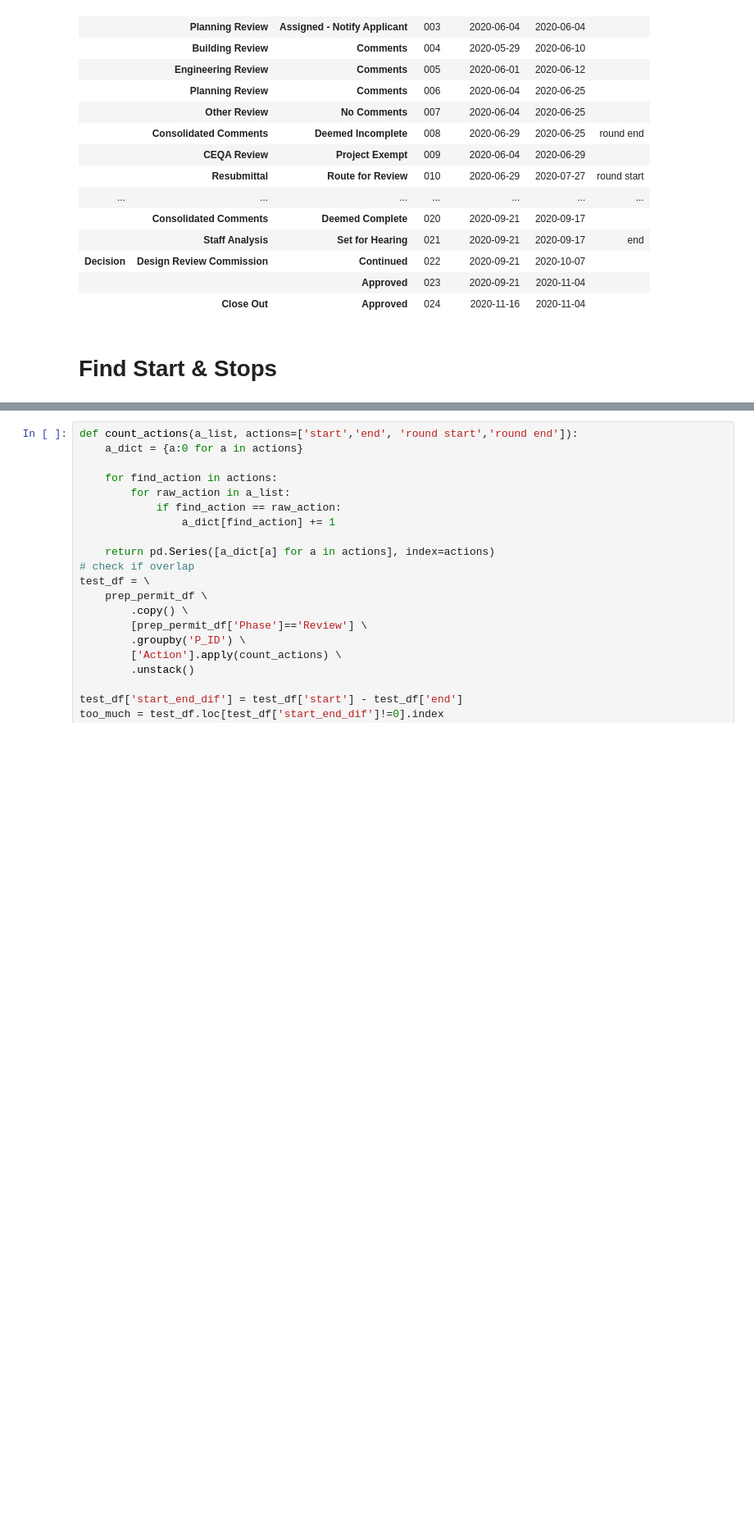
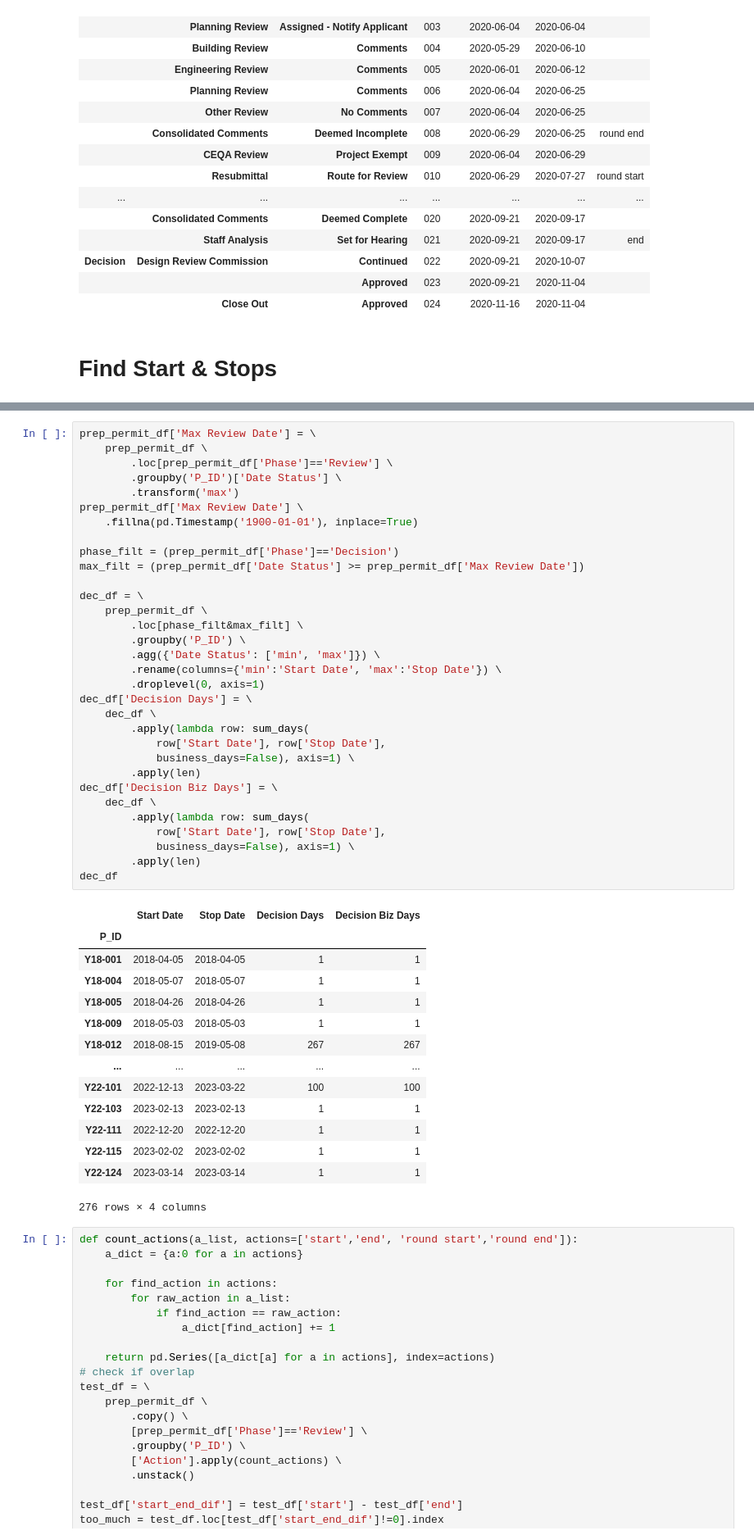
Before and after one commit to nelmsal/WC_Accela_Permit_Metrics, a Jupyter notebook: python/process_permit2.ipynb, the cells around one changed output, grey strips where cells are left out. Shown: that part at 82% size. Drawn from its saved outputs; the diff is of its cells as text; blank space fills up the shorter version.

```diff
--- a/python/process_permit2.ipynb
+++ b/python/process_permit2.ipynb
@@ -170,3 +252,50 @@ Total 116 | Rounds 4 | Days per Round 20, 9, 10, 2
+# %%
+prep_permit_df['Max Review Date'] = \
+    prep_permit_df \
+        .loc[prep_permit_df['Phase']=='Review'] \
+        .groupby('P_ID')['Date Status'] \
+        .transform('max')
+prep_permit_df['Max Review Date'] \
+    .fillna(pd.Timestamp('1900-01-01'), inplace=True)
+
+phase_filt = (prep_permit_df['Phase']=='Decision')
+max_filt = (prep_permit_df['Date Status'] >= prep_permit_df['Max Review Date'])
+
+dec_df = \
+    prep_permit_df \
+        .loc[phase_filt&max_filt] \
+        .groupby('P_ID') \
+        .agg({'Date Status': ['min', 'max']}) \
+        .rename(columns={'min':'Start Date', 'max':'Stop Date'}) \
+        .droplevel(0, axis=1)
+dec_df['Decision Days'] = \
+    dec_df \
+        .apply(lambda row: sum_days(
+            row['Start Date'], row['Stop Date'],
+            business_days=False), axis=1) \
+        .apply(len)
+dec_df['Decision Biz Days'] = \
+    dec_df \
+        .apply(lambda row: sum_days(
+            row['Start Date'], row['Stop Date'],
+            business_days=False), axis=1) \
+        .apply(len)
+dec_df
+# %% [output]
+|  | Start Date | Stop Date | Decision Days | Decision Biz Days |
+| P_ID |  |  |  |  |
+| Y18-001 | 2018-04-05 | 2018-04-05 | 1 | 1 |
+| Y18-004 | 2018-05-07 | 2018-05-07 | 1 | 1 |
+| Y18-005 | 2018-04-26 | 2018-04-26 | 1 | 1 |
+| Y18-009 | 2018-05-03 | 2018-05-03 | 1 | 1 |
+| Y18-012 | 2018-08-15 | 2019-05-08 | 267 | 267 |
+| ... | ... | ... | ... | ... |
+| Y22-101 | 2022-12-13 | 2023-03-22 | 100 | 100 |
+| Y22-103 | 2023-02-13 | 2023-02-13 | 1 | 1 |
+| Y22-111 | 2022-12-20 | 2022-12-20 | 1 | 1 |
+| Y22-115 | 2023-02-02 | 2023-02-02 | 1 | 1 |
+| Y22-124 | 2023-03-14 | 2023-03-14 | 1 | 1 |
+276 rows × 4 columns
 # %%
 def count_actions(a_list, actions=['start','end', 'round start','round end']):
     a_dict = {a:0 for a in actions}
```
Also changed, not shown: parts of 8 cells of this notebook, 5 other files.
